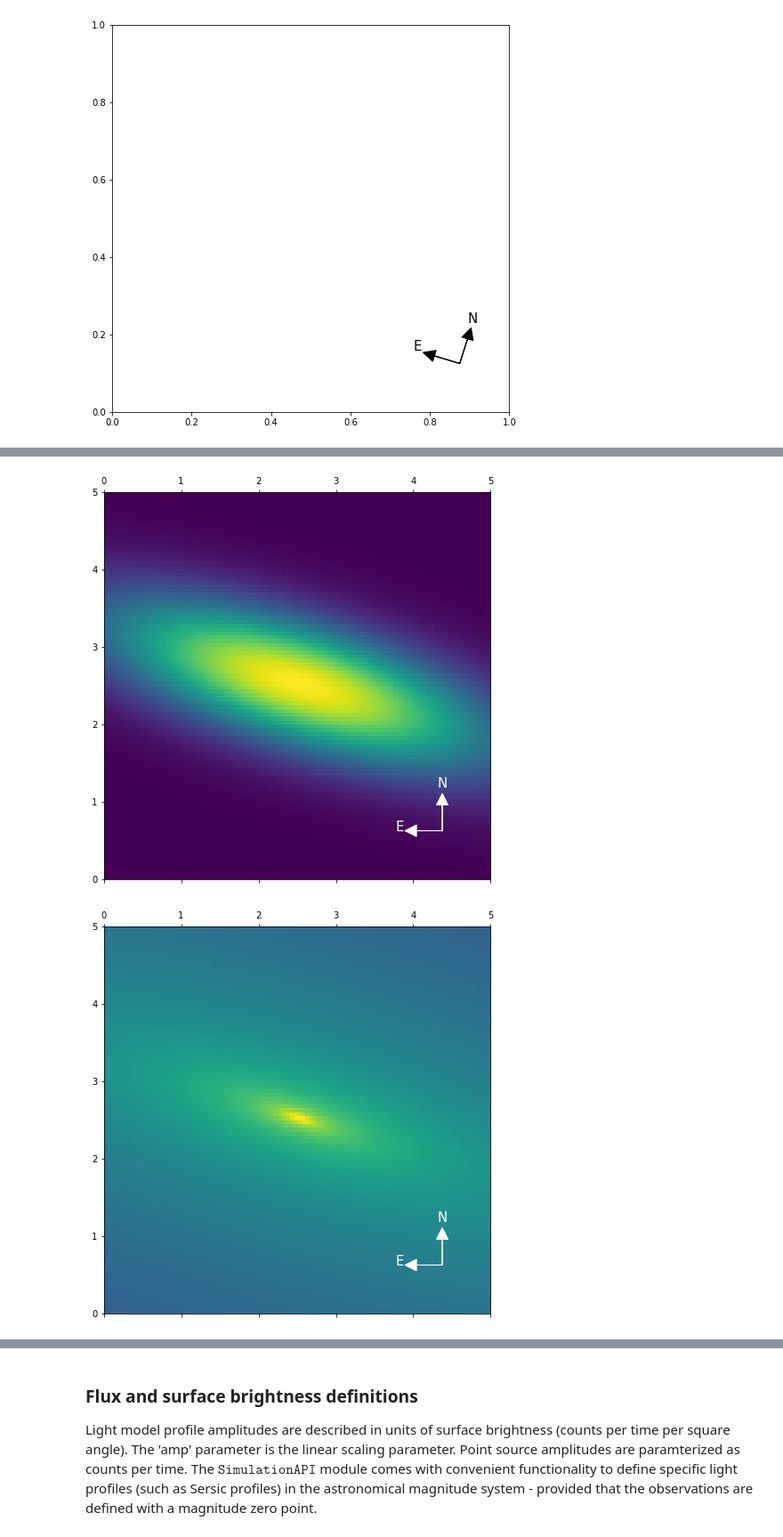
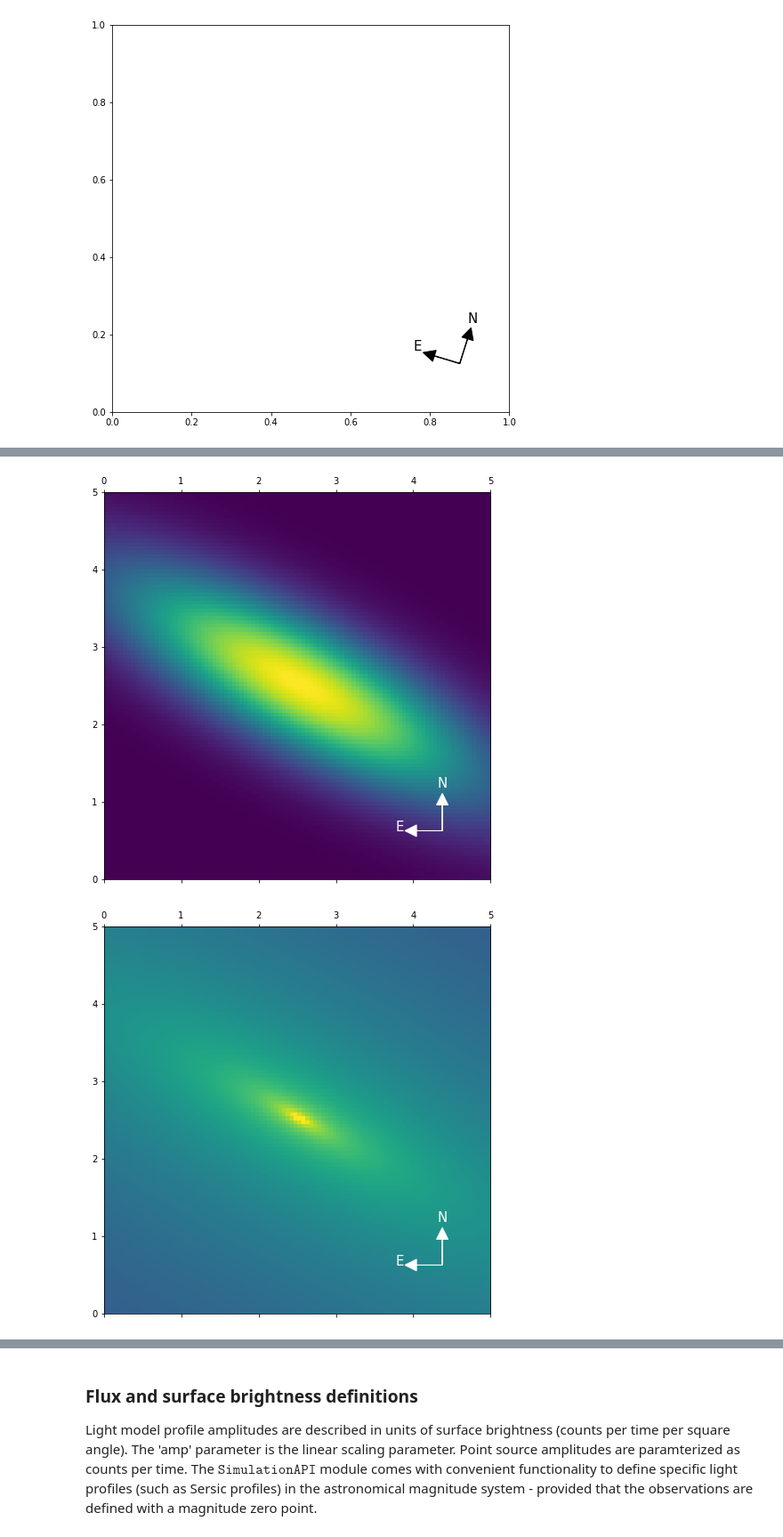
Before and after one commit to lenstronomy/lenstronomy-tutorials, a Jupyter notebook: lenstronomy_extensions/Notebooks/units_coordinates_parameters.ipynb, the cells around one changed output, grey strips where cells are left out. Shown at 89% size. Saved outputs shown, nothing was run; the diff lists cells and outputs as text; code cells hidden in the pictures.

```diff
--- a/lenstronomy_extensions/Notebooks/units_coordinates_parameters.ipynb
+++ b/lenstronomy_extensions/Notebooks/units_coordinates_parameters.ipynb
@@ -103,34 +113,33 @@ x_grid, y_grid = pixel_grid.pixel_coordinates
 
 frame_size = deltaPix * len(x_grid)
 
 # axis ratio (minor/major axis)
 q = 0.3
 # angle of major axis (radian)
-phi = 0.3  # major axis direction from E to N
+phi = 0.5  # major axis direction from E to N
 e1, e2 = param_util.phi_q2_ellipticity(phi=phi, q=q)
 # inverse transformation for completeness (redundant)
 phi, q = param_util.ellipticity2phi_q(e1, e2)
 
 # here we model an elliptical Gaussian light profile
 light = LightModel(light_model_list=['GAUSSIAN_ELLIPSE'])
 kwargs_light = [{'amp': 1, 'sigma': 1, 'e1': e1, 'e2': e2, 'center_x': 0, 'center_y': 0}]
 flux = light.surface_brightness(x_grid, y_grid, kwargs_light)
 f, ax = plt.subplots(1, 1, figsize=(8, 8), sharex=False, sharey=False)
 ax.matshow(flux, origin='lower', extent=[0, frame_size, 0, frame_size])
 plot_util.coordinate_arrows(ax, d=frame_size, coords=pixel_grid, color='w', font_size=15, arrow_size=0.03)
 plt.show()
 
 
-
 # and here we model the convergence of an isothermal ellipsoid lens profile
 lens = LensModel(lens_model_list=['SIE'])
 kwargs_lens = [{'theta_E': 1, 'e1': e1, 'e2': e2, 'center_x': 0, 'center_y': 0}]
 kappa = lens.kappa(x_grid, y_grid, kwargs_lens)
 
 f, ax = plt.subplots(1, 1, figsize=(8, 8), sharex=False, sharey=False)
 ax.matshow(np.log10(kappa), origin='lower', extent=[0, frame_size, 0, frame_size], vmin=-2, vmax=1)
 plot_util.coordinate_arrows(ax, d=frame_size, coords=pixel_grid, color='w', font_size=15, arrow_size=0.03)
 plt.show()
 # %% [output]
-[figure, old version]
+[figure, new version]
 [figure]
```
Also changed, not shown: parts of 3 cells of this notebook, 1 other file.
